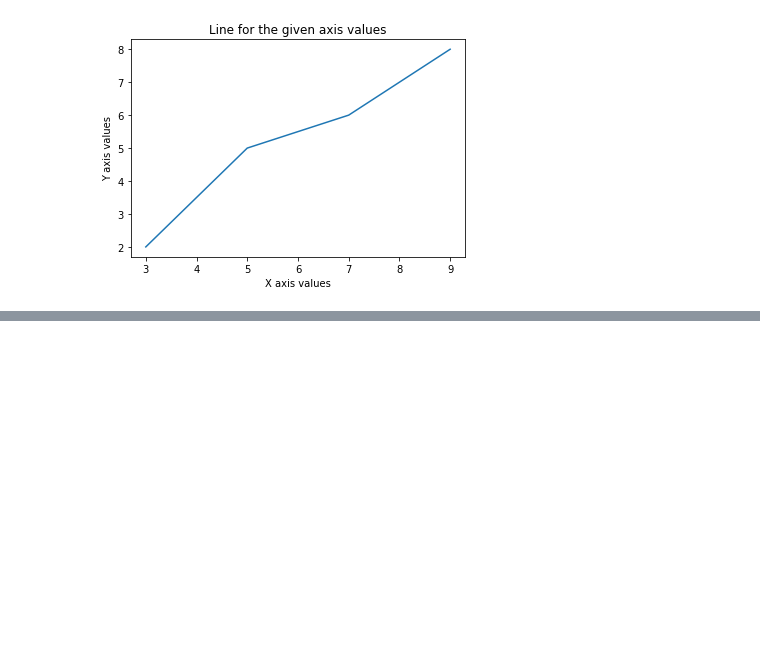
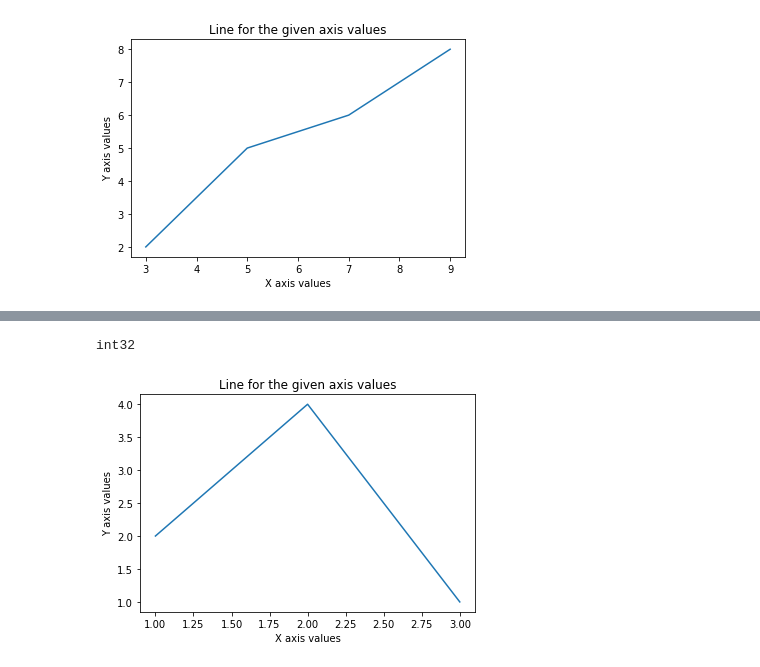
Before and after one commit to NishanthRajkumar/Python-Libraries, a Jupyter notebook: matplotlib_programs/matplotlib_programs.ipynb, the cells around one changed output, grey strips where cells are left out. Saved outputs shown, nothing was run; the diff lists cells and outputs as text; code cells hidden in the pictures; blank space fills up the shorter version.

Commit message:
feat: load axis values from file and plot

```diff
--- a/matplotlib_programs/matplotlib_programs.ipynb
+++ b/matplotlib_programs/matplotlib_programs.ipynb
@@ -49,0 +60,11 @@ plot_line([3,5,7,9], [2,5,6,8])
+# %%
+# Load the values from text file using numpy module
+xy_arr = np.loadtxt('test.txt', dtype='int')
+x_axis_val = xy_arr[:,0]
+y_axis_val = xy_arr[:,1]
+
+# Using the plot_line() function plot the line for the given axis values
+plot_line(x_axis_val, y_axis_val)
+# %% [output]
+int32
+[figure, added]
```
Also changed, not shown: parts of 2 cells of this notebook, 1 other file.
